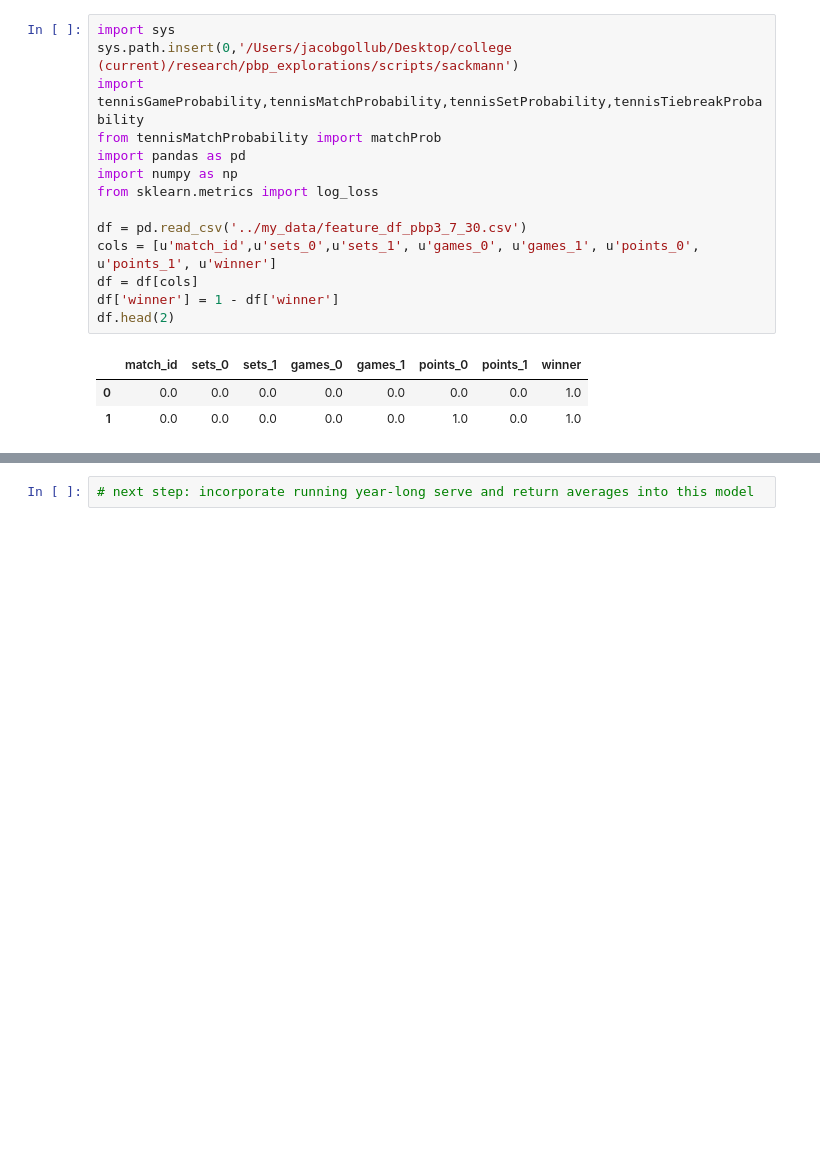
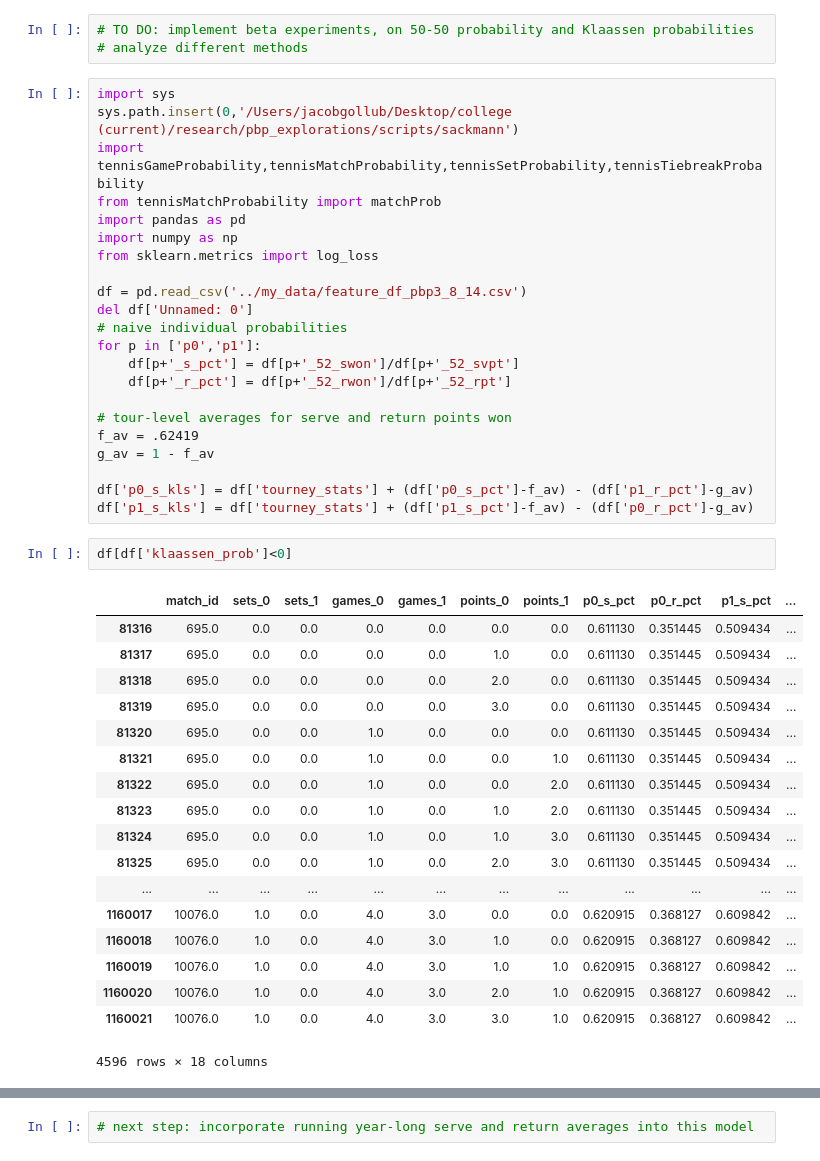
Before and after one commit to jgollub1/pbp_explorations, a Jupyter notebook: probability models.ipynb, the cells around one changed output, grey strips where cells are left out. Saved outputs shown, nothing was run; the diff lists cells and outputs as text; blank space fills up the shorter version.

```diff
--- a/probability models.ipynb
+++ b/probability models.ipynb
@@ -1,3 +1,6 @@
+# %%
+# TO DO: implement beta experiments, on 50-50 probability and Klaassen probabilities
+# analyze different methods
 # %%
 import sys
 sys.path.insert(0,'/Users/jacobgollub/Desktop/college (current)/research/pbp_explorations/scripts/sackmann')
@@ -7,12 +10,37 @@ import pandas as pd
 import numpy as np
 from sklearn.metrics import log_loss
 
-df = pd.read_csv('../my_data/feature_df_pbp3_7_30.csv')
-cols = [u'match_id',u'sets_0',u'sets_1', u'games_0', u'games_1', u'points_0', u'points_1', u'winner']
-df = df[cols]
-df['winner'] = 1 - df['winner']
-df.head(2)
+df = pd.read_csv('../my_data/feature_df_pbp3_8_14.csv')
+del df['Unnamed: 0']
+# naive individual probabilities
+for p in ['p0','p1']:
+    df[p+'_s_pct'] = df[p+'_52_swon']/df[p+'_52_svpt']
+    df[p+'_r_pct'] = df[p+'_52_rwon']/df[p+'_52_rpt']
+
+# tour-level averages for serve and return points won
+f_av = .62419
+g_av = 1 - f_av
+
+df['p0_s_kls'] = df['tourney_stats'] + (df['p0_s_pct']-f_av) - (df['p1_r_pct']-g_av)
+df['p1_s_kls'] = df['tourney_stats'] + (df['p1_s_pct']-f_av) - (df['p0_r_pct']-g_av)
-# %% [output]
-|  | match_id | sets_0 | sets_1 | games_0 | games_1 | points_0 | points_1 | winner |
-| 0 | 0.0 | 0.0 | 0.0 | 0.0 | 0.0 | 0.0 | 0.0 | 1.0 |
-| 1 | 0.0 | 0.0 | 0.0 | 0.0 | 0.0 | 1.0 | 0.0 | 1.0 |
+# %%
+df[df['klaassen_prob']<0]
+# %% [output]
+|  | match_id | sets_0 | sets_1 | games_0 | games_1 | points_0 | points_1 | p0_s_pct | p0_r_pct | p1_s_pct | ... |
+| 81316 | 695.0 | 0.0 | 0.0 | 0.0 | 0.0 | 0.0 | 0.0 | 0.611130 | 0.351445 | 0.509434 | ... |
+| 81317 | 695.0 | 0.0 | 0.0 | 0.0 | 0.0 | 1.0 | 0.0 | 0.611130 | 0.351445 | 0.509434 | ... |
+| 81318 | 695.0 | 0.0 | 0.0 | 0.0 | 0.0 | 2.0 | 0.0 | 0.611130 | 0.351445 | 0.509434 | ... |
+| 81319 | 695.0 | 0.0 | 0.0 | 0.0 | 0.0 | 3.0 | 0.0 | 0.611130 | 0.351445 | 0.509434 | ... |
+| 81320 | 695.0 | 0.0 | 0.0 | 1.0 | 0.0 | 0.0 | 0.0 | 0.611130 | 0.351445 | 0.509434 | ... |
+| 81321 | 695.0 | 0.0 | 0.0 | 1.0 | 0.0 | 0.0 | 1.0 | 0.611130 | 0.351445 | 0.509434 | ... |
+| 81322 | 695.0 | 0.0 | 0.0 | 1.0 | 0.0 | 0.0 | 2.0 | 0.611130 | 0.351445 | 0.509434 | ... |
+| 81323 | 695.0 | 0.0 | 0.0 | 1.0 | 0.0 | 1.0 | 2.0 | 0.611130 | 0.351445 | 0.509434 | ... |
+| 81324 | 695.0 | 0.0 | 0.0 | 1.0 | 0.0 | 1.0 | 3.0 | 0.611130 | 0.351445 | 0.509434 | ... |
+| 81325 | 695.0 | 0.0 | 0.0 | 1.0 | 0.0 | 2.0 | 3.0 | 0.611130 | 0.351445 | 0.509434 | ... |
+| ... | ... | ... | ... | ... | ... | ... | ... | ... | ... | ... | ... |
+| 1160017 | 10076.0 | 1.0 | 0.0 | 4.0 | 3.0 | 0.0 | 0.0 | 0.620915 | 0.368127 | 0.609842 | ... |
+| 1160018 | 10076.0 | 1.0 | 0.0 | 4.0 | 3.0 | 1.0 | 0.0 | 0.620915 | 0.368127 | 0.609842 | ... |
+| 1160019 | 10076.0 | 1.0 | 0.0 | 4.0 | 3.0 | 1.0 | 1.0 | 0.620915 | 0.368127 | 0.609842 | ... |
+| 1160020 | 10076.0 | 1.0 | 0.0 | 4.0 | 3.0 | 2.0 | 1.0 | 0.620915 | 0.368127 | 0.609842 | ... |
+| 1160021 | 10076.0 | 1.0 | 0.0 | 4.0 | 3.0 | 3.0 | 1.0 | 0.620915 | 0.368127 | 0.609842 | ... |
+4596 rows × 18 columns
```
Also changed, not shown: parts of 7 cells of this notebook, 5 other files.
